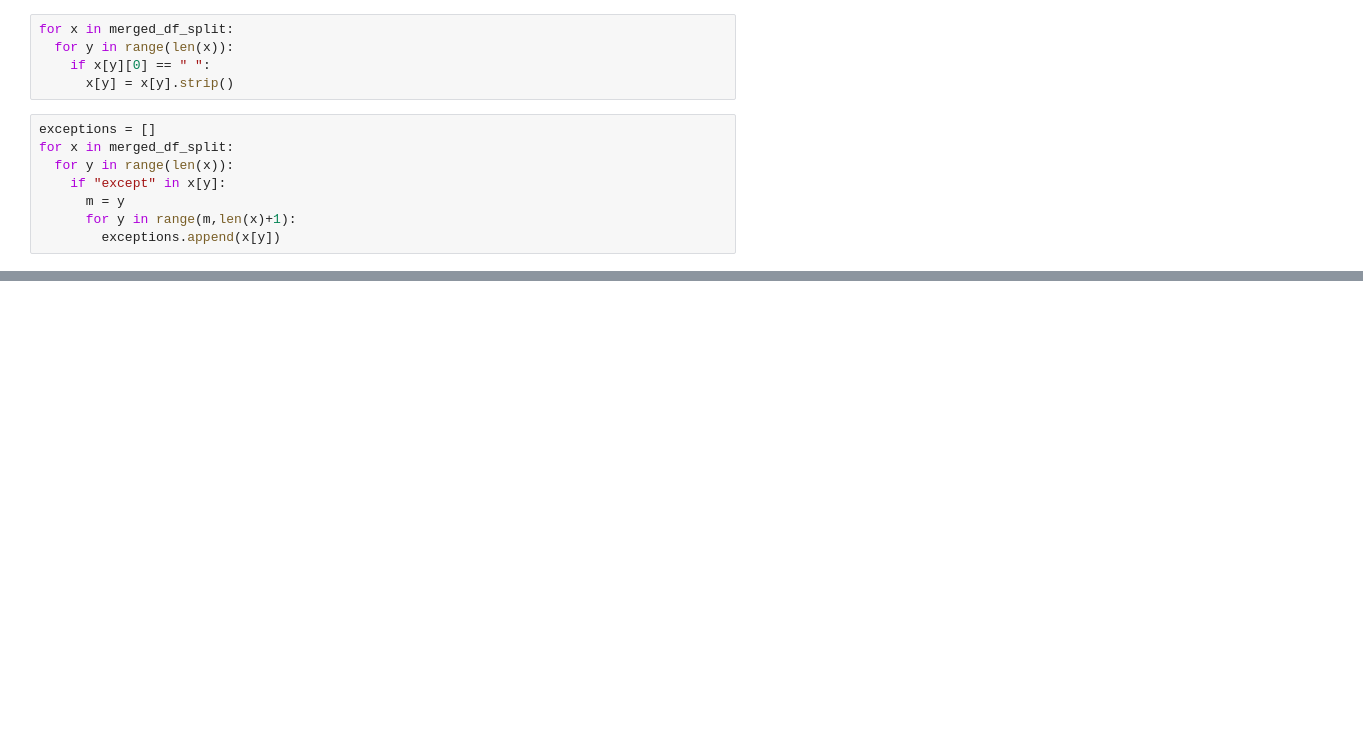
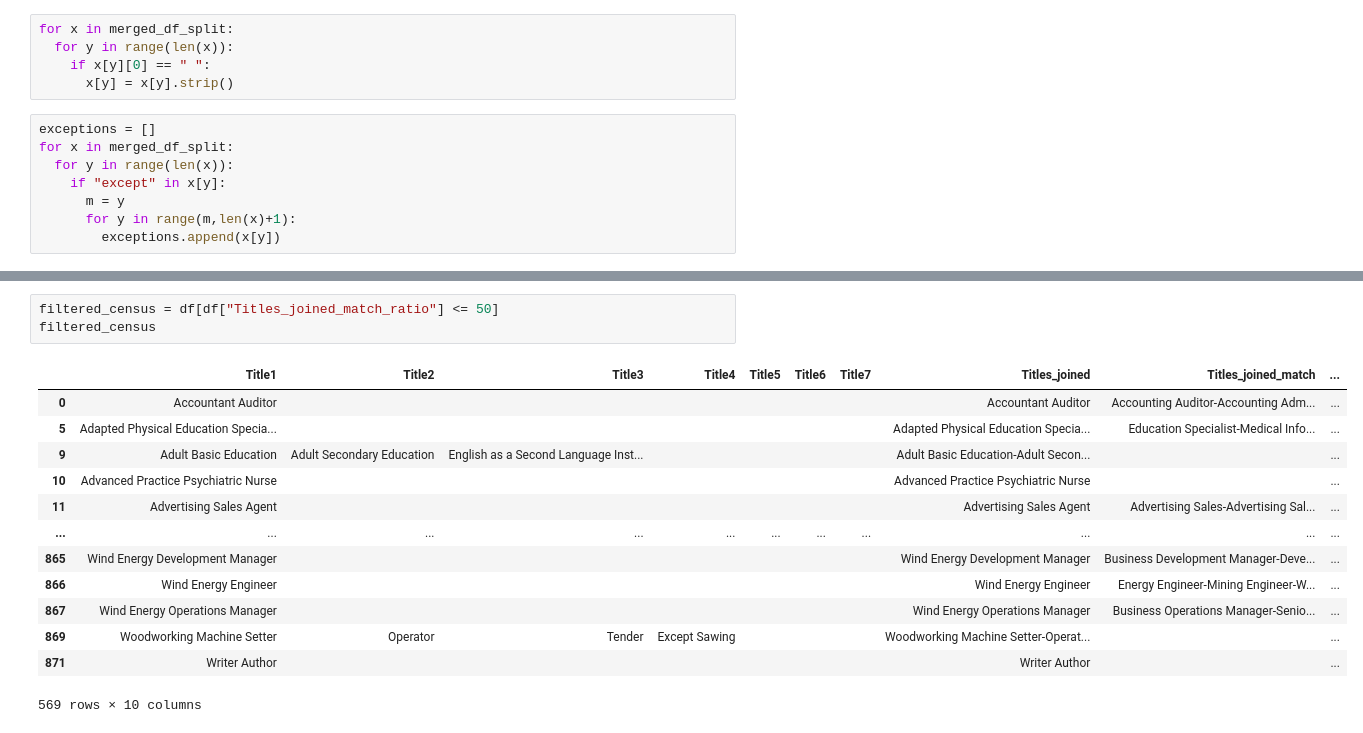
Before and after one commit to polinamin/ai_threat_index, a Jupyter notebook: code/Abilities_Analysis.ipynb, the cells around one changed output, grey strips where cells are left out. Cells and saved outputs as stored; diff of their text form; blank space fills up the shorter version.

```diff
--- a/code/Abilities_Analysis.ipynb
+++ b/code/Abilities_Analysis.ipynb
@@ -190,0 +424,17 @@ Split on "," and "and":
+# %%
+filtered_census = df[df["Titles_joined_match_ratio"] <= 50]
+filtered_census
+# %% [output]
+|  | Title1 | Title2 | Title3 | Title4 | Title5 | Title6 | Title7 | Titles_joined | Titles_joined_match | ... |
+| 0 | Accountant Auditor |  |  |  |  |  |  | Accountant Auditor | Accounting Auditor-Accounting Adm... | ... |
+| 5 | Adapted Physical Education Specia... |  |  |  |  |  |  | Adapted Physical Education Specia... | Education Specialist-Medical Info... | ... |
+| 9 | Adult Basic Education | Adult Secondary Education | English as a Second Language Inst... |  |  |  |  | Adult Basic Education-Adult Secon... |  | ... |
+| 10 | Advanced Practice Psychiatric Nurse |  |  |  |  |  |  | Advanced Practice Psychiatric Nurse |  | ... |
+| 11 | Advertising Sales Agent |  |  |  |  |  |  | Advertising Sales Agent | Advertising Sales-Advertising Sal... | ... |
+| ... | ... | ... | ... | ... | ... | ... | ... | ... | ... | ... |
+| 865 | Wind Energy Development Manager |  |  |  |  |  |  | Wind Energy Development Manager | Business Development Manager-Deve... | ... |
+| 866 | Wind Energy Engineer |  |  |  |  |  |  | Wind Energy Engineer | Energy Engineer-Mining Engineer-W... | ... |
+| 867 | Wind Energy Operations Manager |  |  |  |  |  |  | Wind Energy Operations Manager | Business Operations Manager-Senio... | ... |
+| 869 | Woodworking Machine Setter | Operator | Tender | Except Sawing |  |  |  | Woodworking Machine Setter-Operat... |  | ... |
+| 871 | Writer Author |  |  |  |  |  |  | Writer Author |  | ... |
+569 rows × 10 columns
```
Also changed, not shown: parts of 56 cells of this notebook.
